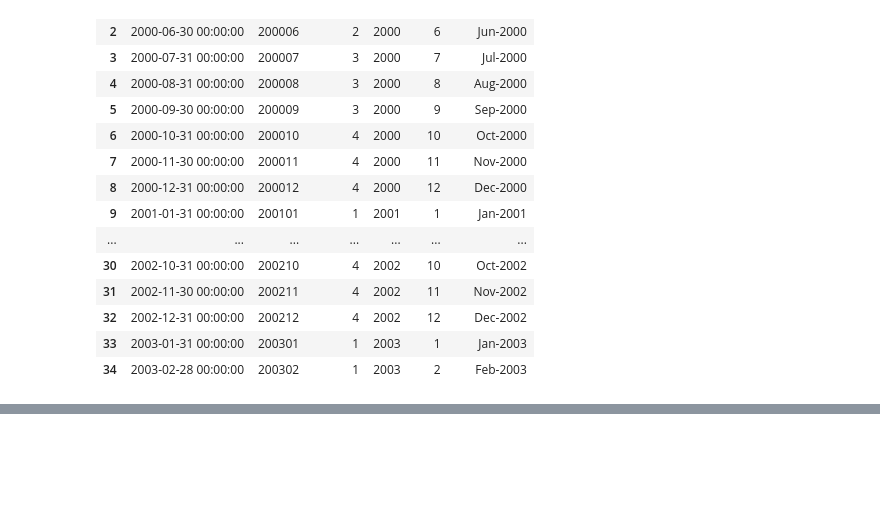
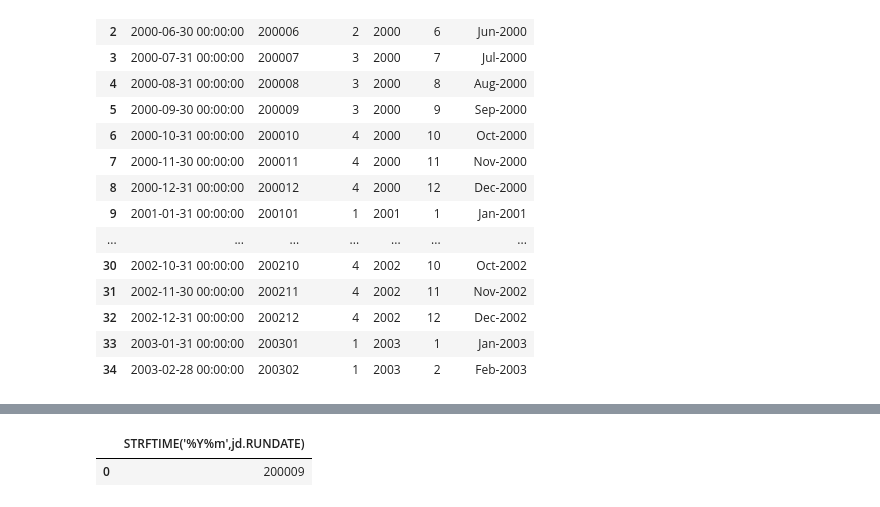
Before and after one commit to Sandutta2020/Monthly_top_movie_report, a Jupyter notebook: analysis/Exploratory_Analysis.ipynb, the cells around one changed output, grey strips where cells are left out. Cells and saved outputs as stored; diff of their text form; code cells hidden in the pictures; blank space fills up the shorter version.

Commit message:
fixing report generation py

```diff
--- a/analysis/Exploratory_Analysis.ipynb
+++ b/analysis/Exploratory_Analysis.ipynb
@@ -798,0 +808,12 @@ df_details
+# %%
+import sqlite3
+import pandas as pd
+conn = sqlite3.connect("..//sqlite_DB//Movie_report.db")
+cur = conn.cursor()
+select_movie_fact ="""select STRFTIME('%Y%m',jd.RUNDATE) from JOB_RUN_DATE jd"""
+df_details = pd.read_sql_query(select_movie_fact, conn)
+conn.close()
+df_details
+# %% [output]
+|  | STRFTIME('%Y%m',jd.RUNDATE) |
+| 0 | 200009 |
```
Also changed, not shown: parts of 3 cells of this notebook, 4 other files.
